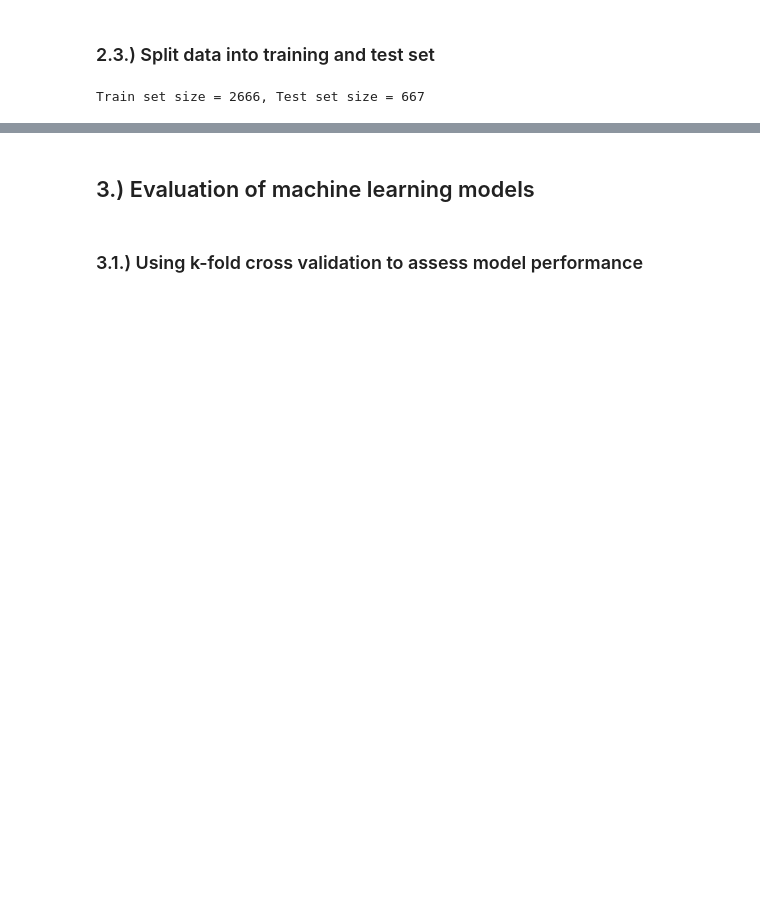
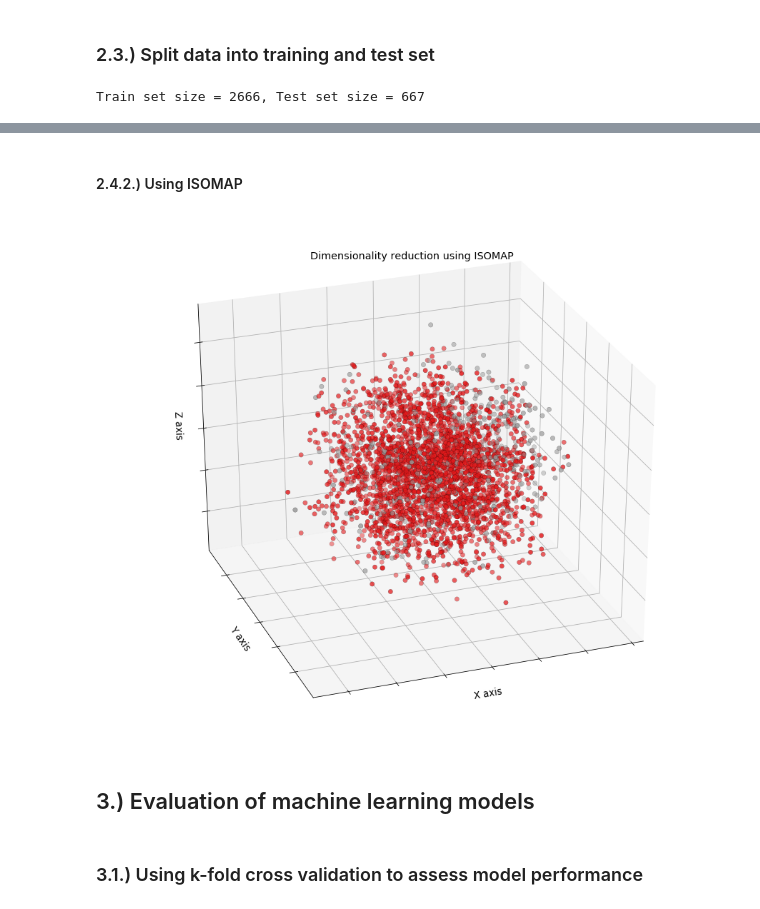
Before and after one commit to failure2communicate/Churn_Prediction, a Jupyter notebook: Churn_prediction.ipynb, the cells around one changed output, grey strips where cells are left out. Saved outputs shown, nothing was run; the diff lists cells and outputs as text; code cells hidden in the pictures; blank space fills up the shorter version.

```diff
--- a/Churn_prediction.ipynb
+++ b/Churn_prediction.ipynb
@@ -282,3 +294,29 @@ plt.show()
+# %% [markdown]
+#### 2.4.2.) Using ISOMAP
+# %%
+#create pipeline
+estimators = []
+# estimators.append(('rescale', MinMaxScaler(feature_range=(0, 1))))
+estimators.append(('isomap', Isomap(n_components=3)))
+pipe = Pipeline(estimators)
+
+#fist and transform
+X_isomap = pipe.fit_transform(X)
+
+#plot
+fig = plt.figure(1, figsize=(12, 10))
+ax = Axes3D(fig, elev=-150, azim=110)
+ax.scatter(X_isomap[:, 0], X_isomap[:, 1], X_isomap[:, 2], c = y, cmap=plt.cm.Set1, edgecolor='k', s=40)
+ax.set_title("Dimensionality reduction using ISOMAP")
+ax.set_xlabel("X axis")
+ax.w_xaxis.set_ticklabels([])
+ax.set_ylabel("Y axis")
+ax.w_yaxis.set_ticklabels([])
+ax.set_zlabel("Z axis")
+ax.w_zaxis.set_ticklabels([])
+plt.show()
+# %% [output]
+[figure, added]
 # %% [markdown]
 ## 3.) Evaluation of machine learning models
 # %% [markdown]
```
Also changed, not shown: parts of 22 cells of this notebook.
